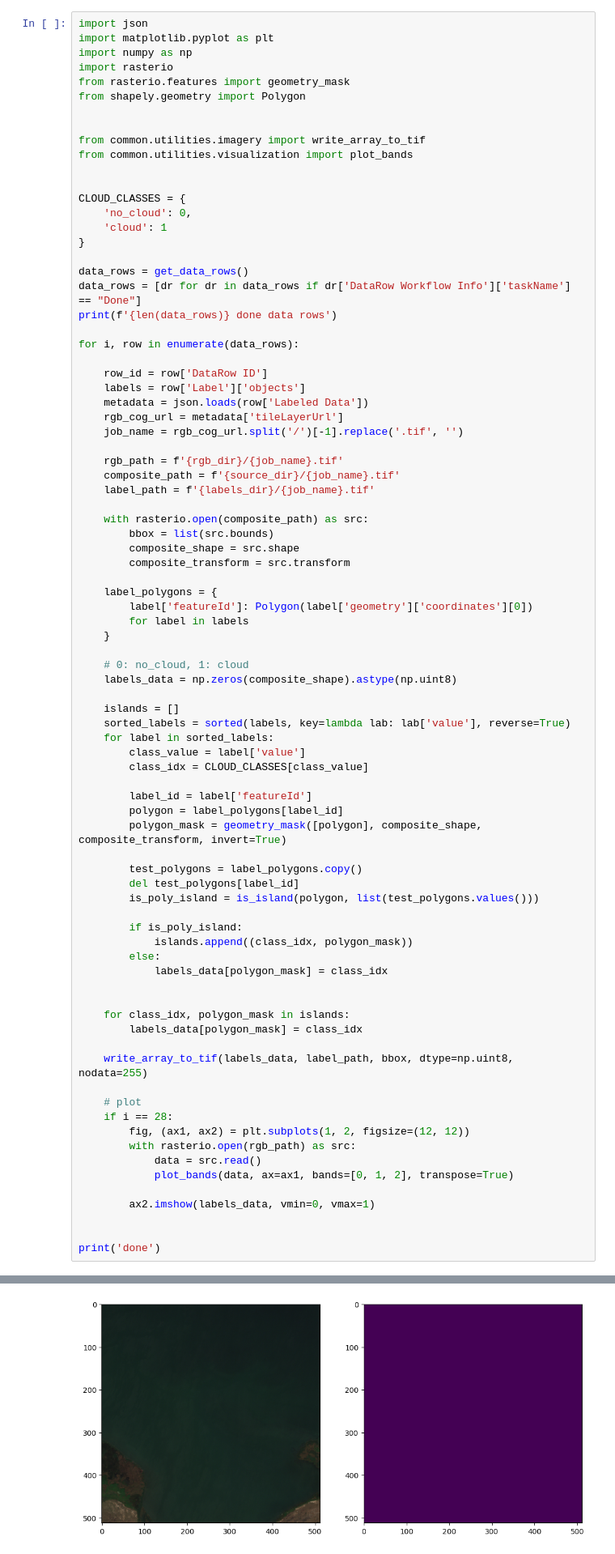
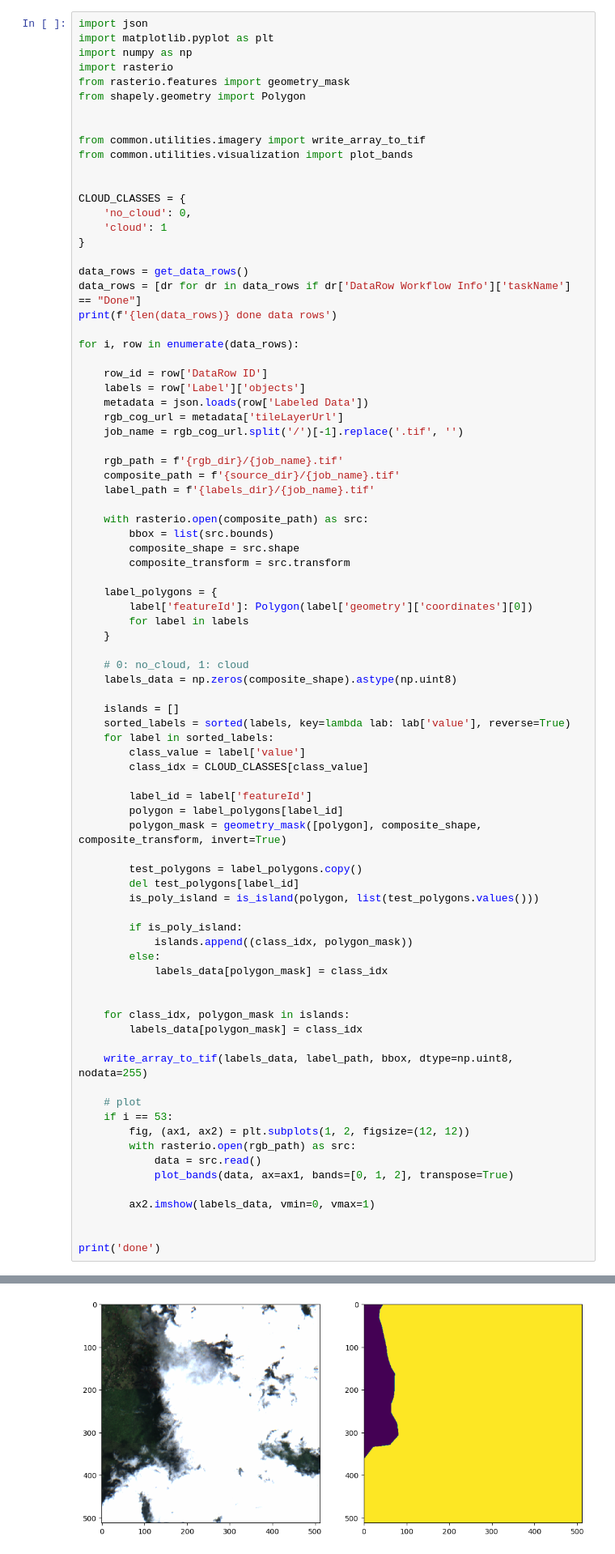
Before and after one commit to caseyslaught/smartcarte-containers, a Jupyter notebook: notebooks/src/RunCreateCloudPatches.ipynb, the cells around one changed output, grey strips where cells are left out. Shown at 81% size. Cells and saved outputs as stored; diff of their text form.

```diff
--- a/notebooks/src/RunCreateCloudPatches.ipynb
+++ b/notebooks/src/RunCreateCloudPatches.ipynb
@@ -414,7 +413,7 @@ for i, row in enumerate(data_rows):
     write_array_to_tif(labels_data, label_path, bbox, dtype=np.uint8, nodata=255)
 
     # plot
-    if i == 28:
+    if i == 53:
         fig, (ax1, ax2) = plt.subplots(1, 2, figsize=(12, 12))
         with rasterio.open(rgb_path) as src:
             data = src.read()
@@ -429,5 +428,5 @@ print('done')
 done
-[figure, old version]
+[figure, new version]
 # %% [markdown]
 ## Data augmentation - rotate images
 # %%
```
Also changed, not shown: parts of 4 cells of this notebook, 6 other files.
